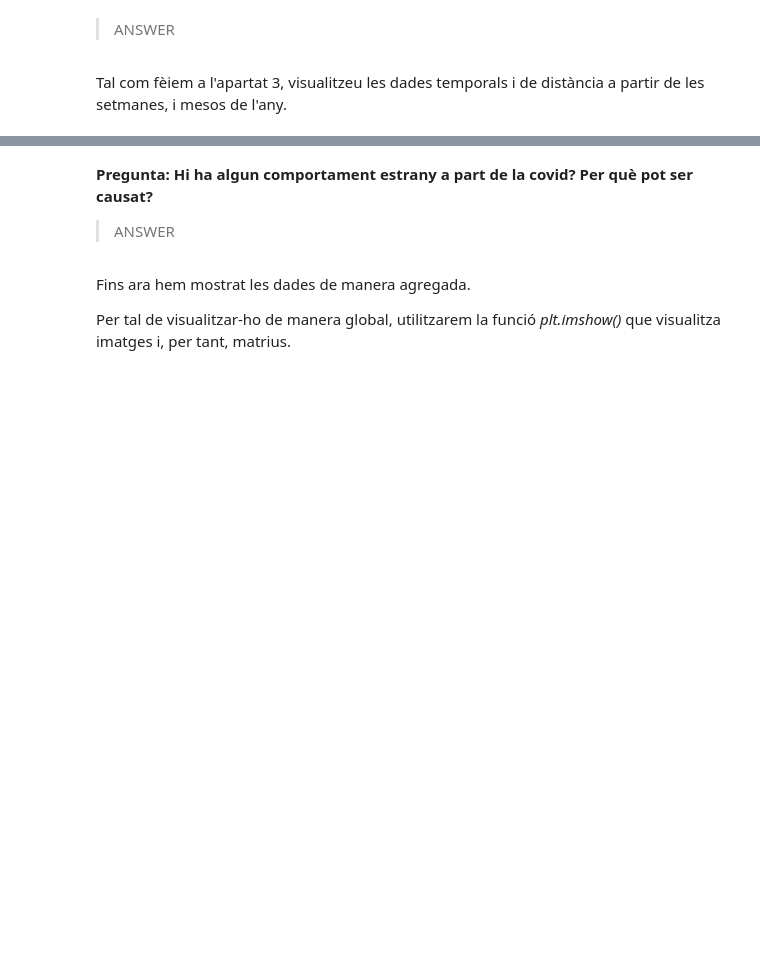
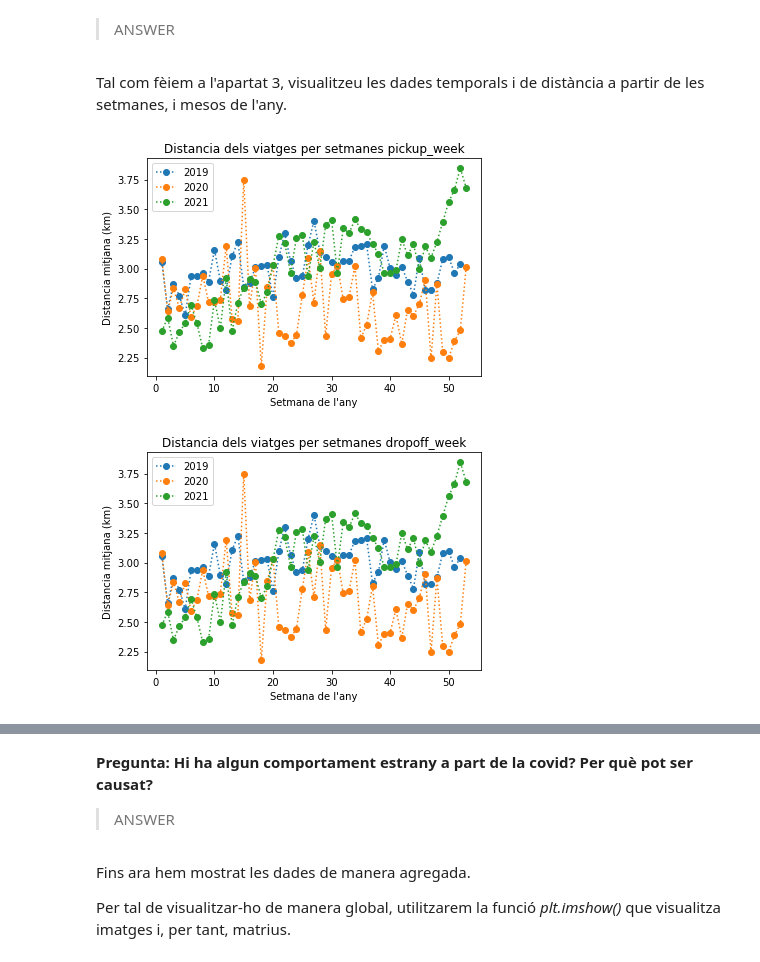
Before and after one commit to junjielyu13/Junior-Fall-Missions, a Jupyter notebook: TallerNousUsos/Practica/TNUI_P1/AssignmentCode-junjie.ipynb, the cells around one changed output, grey strips where cells are left out. Cells and saved outputs as stored; diff of their text form; code cells hidden in the pictures; blank space fills up the shorter version.

```diff
--- a/TallerNousUsos/Practica/TNUI_P1/AssignmentCode-junjie.ipynb
+++ b/TallerNousUsos/Practica/TNUI_P1/AssignmentCode-junjie.ipynb
@@ -485,9 +495,15 @@ def visualize_per_period(df, column_data, columns, xlabel, ylabel, title):
     """
     Funció que visualitza la distància / duració dels trajectes en un temps a determinar
     """
-    # AQUÍ EL TEU CODI
-    raise NotImplementedError
+    for column in columns:
+        dataset = {}
+        for year in YEARS:
+            dataset[f'{year}'] = df.loc[df['year']==year].groupby(column)[column_data].mean()
+        linedata = pd.DataFrame(dataset, df[column].unique())
+        linedata.plot.line(style='o:', title=f"{title} {column}", xlabel=xlabel, ylabel=ylabel)
 # %%
-visualize_per_period(df, 'trip_distance', columns = ['pickup_week', 'dropoff_week'],
-                    xlabel = 'Setmana de l\'any', ylabel = 'Distancia mitjana (km)', title = 'Distancia dels viatges per setmanes')
+visualize_per_period(df, 'trip_distance', columns=['pickup_week', 'dropoff_week'], xlabel='Setmana de l\'any', ylabel='Distancia mitjana (km)', title='Distancia dels viatges per setmanes')
+# %% [output]
+[figure, added]
+[figure, added]
 # %%
```
Also changed, not shown: parts of 62 cells of this notebook.
